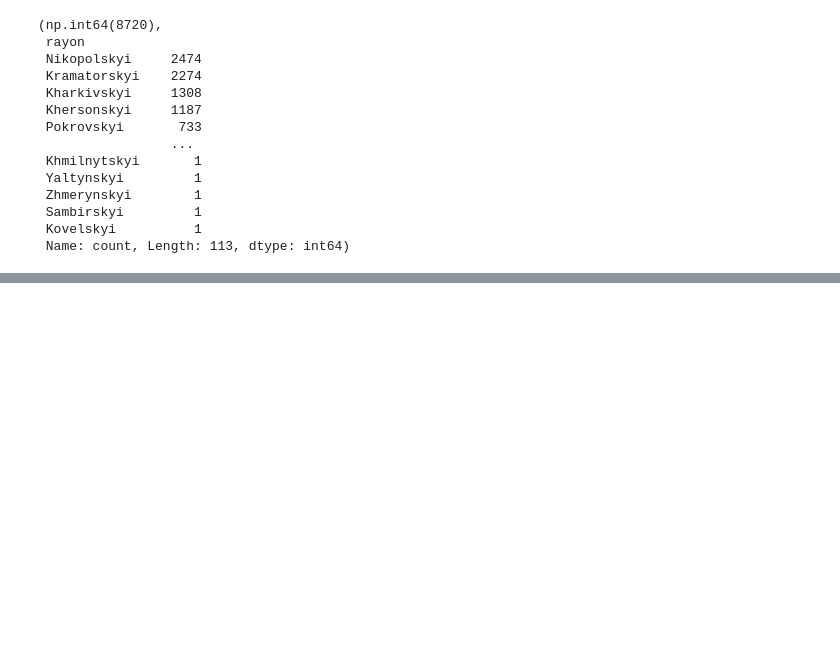
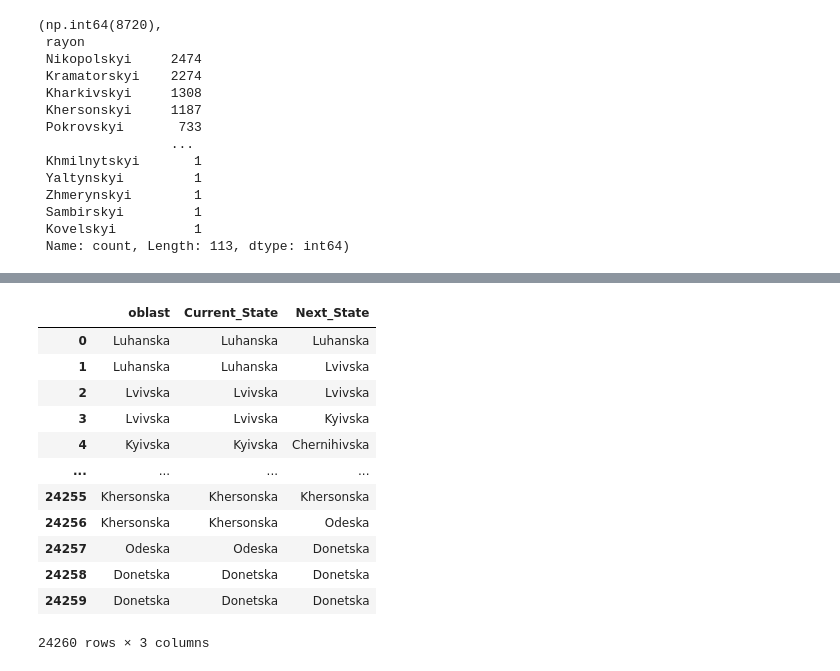
Before and after one commit to eglhannah/understanding_uncertainty_ukraine_project, a Jupyter notebook: MarkovChain.ipynb, the cells around one changed output, grey strips where cells are left out. Cells and saved outputs as stored; diff of their text form; code cells hidden in the pictures; blank space fills up the shorter version.

```diff
--- a/MarkovChain.ipynb
+++ b/MarkovChain.ipynb
@@ -43,0 +151,20 @@ data['rayon'][0]
+# %%
+#Now we need to modify the oblast df so the next oblast is in a new column "next_oblast"
+oblasts['Current_State'] = oblasts['oblast']
+oblasts['Next_State'] = oblasts['oblast'].shift(-1)
+oblast_transition = oblasts.dropna(subset=['Next_State'])
+oblast_transition
+# %% [output]
+|  | oblast | Current_State | Next_State |
+| 0 | Luhanska | Luhanska | Luhanska |
+| 1 | Luhanska | Luhanska | Lvivska |
+| 2 | Lvivska | Lvivska | Lvivska |
+| 3 | Lvivska | Lvivska | Kyivska |
+| 4 | Kyivska | Kyivska | Chernihivska |
+| ... | ... | ... | ... |
+| 24255 | Khersonska | Khersonska | Khersonska |
+| 24256 | Khersonska | Khersonska | Odeska |
+| 24257 | Odeska | Odeska | Donetska |
+| 24258 | Donetska | Donetska | Donetska |
+| 24259 | Donetska | Donetska | Donetska |
+24260 rows × 3 columns
```
Also changed, not shown: parts of 17 cells of this notebook, 1 other file.
